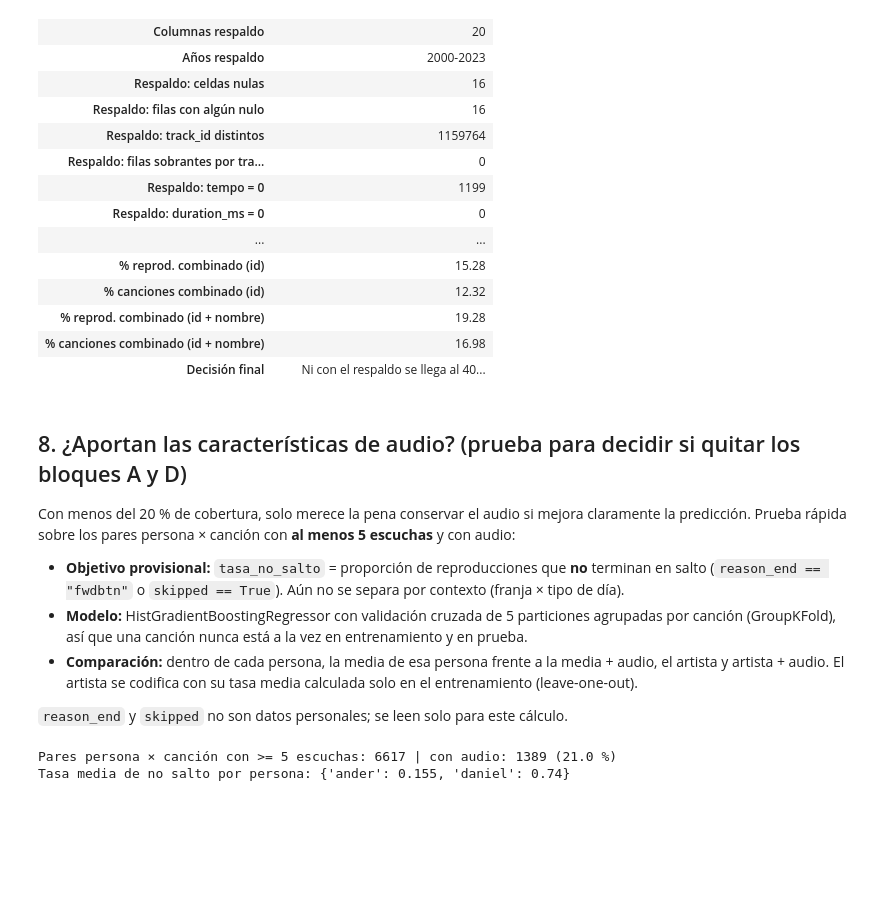
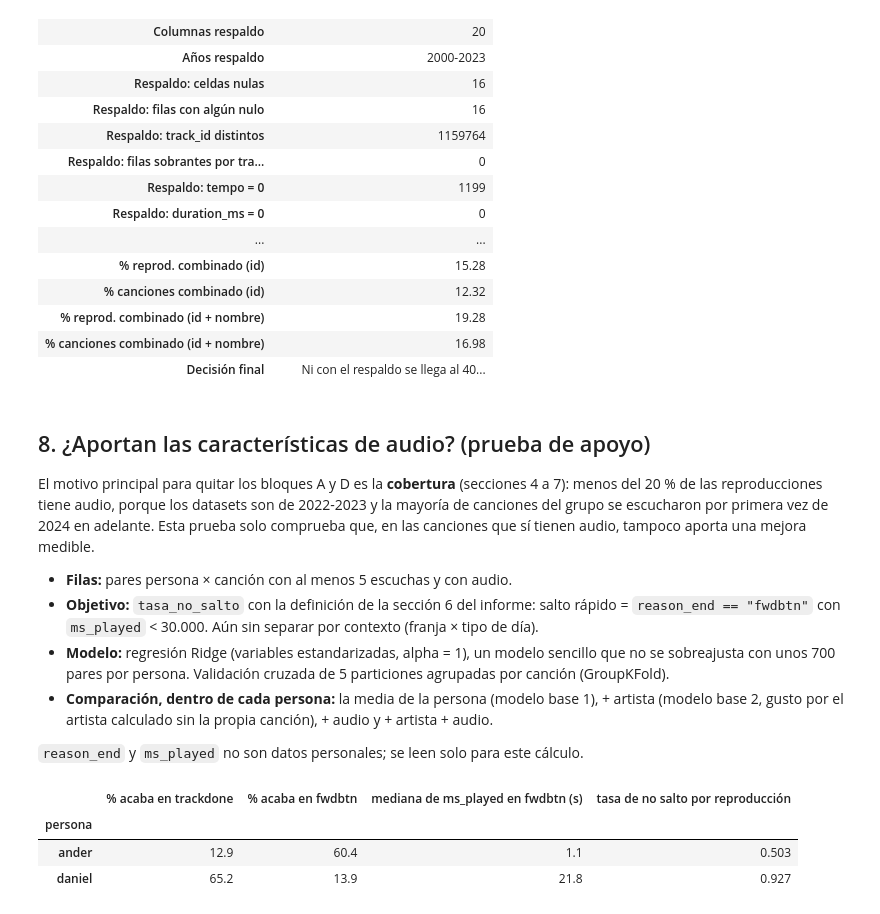
Before and after one commit to daaniel53254/proyecto-Ebaluacion1, a Jupyter notebook: notebooks/01_revision_datos.ipynb, the cells around one changed output. Cells and saved outputs as stored; diff of their text form; code cells hidden in the pictures; blank space fills up the shorter version.

```diff
--- a/notebooks/01_revision_datos.ipynb
+++ b/notebooks/01_revision_datos.ipynb
@@ -674,59 +674,52 @@ Decisión final: Ni con el respaldo se llega al 40 %. Las características de au
 | % canciones combinado (id + nombre) | 16.98 |
 | Decisión final | Ni con el respaldo se llega al 40... |
 # %% [markdown]
-## 8. ¿Aportan las características de audio? (prueba para decidir si quitar los bloques A y D)
+## 8. ¿Aportan las características de audio? (prueba de apoyo)
 
-Con menos del 20 % de cobertura, solo merece la pena conservar el audio si mejora claramente la predicción. Prueba rápida sobre los pares persona × canción con **al menos 5 escuchas** y con audio:
+El motivo principal para quitar los bloques A y D es la **cobertura** (secciones 4 a 7): menos del 20 % de las reproducciones tiene audio, porque los datasets son de 2022-2023 y la mayoría de canciones del grupo se escucharon por primera vez de 2024 en adelante. Esta prueba solo comprueba que, en las canciones que sí tienen audio, tampoco aporta una mejora medible.
 
-- **Objetivo provisional:** `tasa_no_salto` = proporción de reproducciones que **no** terminan en salto (`reason_end == "fwdbtn"` o `skipped == True`). Aún no se separa por contexto (franja × tipo de día).
-- **Modelo:** HistGradientBoostingRegressor con validación cruzada de 5 particiones agrupadas por canción (GroupKFold), así que una canción nunca está a la vez en entrenamiento y en prueba.
-- **Comparación:** dentro de cada persona, la media de esa persona frente a la media + audio, el artista y artista + audio. El artista se codifica con su tasa media calculada solo en el entrenamiento (leave-one-out).
+- **Filas:** pares persona × canción con al menos 5 escuchas y con audio.
+- **Objetivo:** `tasa_no_salto` con la definición de la sección 6 del informe: salto rápido = `reason_end == "fwdbtn"` con `ms_played` < 30.000. Aún sin separar por contexto (franja × tipo de día).
+- **Modelo:** regresión Ridge (variables estandarizadas, alpha = 1), un modelo sencillo que no se sobreajusta con unos 700 pares por persona. Validación cruzada de 5 particiones agrupadas por canción (GroupKFold).
+- **Comparación, dentro de cada persona:** la media de la persona (modelo base 1), + artista (modelo base 2, gusto por el artista calculado sin la propia canción), + audio y + artista + audio.
 
-`reason_end` y `skipped` no son datos personales; se leen solo para este cálculo.
+`reason_end` y `ms_played` no son datos personales; se leen solo para este cálculo.
 # %%
 from sklearn.model_selection import GroupKFold
-from sklearn.ensemble import HistGradientBoostingRegressor
+from sklearn.linear_model import Ridge
+from sklearn.pipeline import make_pipeline
+from sklearn.preprocessing import StandardScaler
 from sklearn.metrics import r2_score, mean_absolute_error
 import numpy as np
 
 # Se vuelven a leer solo los campos necesarios para el objetivo
 def leer_saltos(carpeta, persona):
-    campos = ["spotify_track_uri", "reason_end", "skipped"]
+    campos = ["spotify_track_uri", "reason_end", "ms_played"]
     filas = []
     for f in sorted(glob.glob(str(carpeta / "**" / "Streaming_History_Audio_*.json"), recursive=True)
                     + glob.glob(str(carpeta / "**" / "endsong_*.json"), recursive=True)):
         with open(f, encoding="utf-8") as fh:
             filas += [{k: r.get(k) for k in campos} for r in json.load(fh) if r.get("spotify_track_uri")]
     d = pd.DataFrame(filas)
-    return pd.Series(~((d["reason_end"] == "fwdbtn") | (d["skipped"] == True)).to_numpy(), name="no_salto")
+    d["persona"] = persona
+    return d
 
-hist["no_salto"] = pd.concat([leer_saltos(c, p) for p, c in HISTORIALES.items()], ignore_index=True).to_numpy()
+saltos = pd.concat([leer_saltos(c, p) for p, c in HISTORIALES.items()], ignore_index=True)
+saltos["salto_rapido"] = (saltos["reason_end"] == "fwdbtn") & (pd.to_numeric(saltos["ms_played"]) < 30_000)
+hist["no_salto"] = (~saltos["salto_rapido"]).to_numpy()
 
-FEATS = ["danceability", "energy", "key", "loudness", "mode", "speechiness", "acousticness",
-         "instrumentalness", "liveness", "valence", "tempo", "time_signature", "duration_ms"]
-
-def clave_kaggle(d):  # primer artista, como en el historial
-    return d["track_name"].map(normalizar) + " || " + d["artists"].fillna("").str.split(";").str[0].map(normalizar)
-
-k_id = kaggle.drop_duplicates("track_id").set_index("track_id")[FEATS]
-r_id = resp.drop_duplicates("track_id").set_index("track_id")[FEATS]
-k_nm = kaggle.assign(c=clave_kaggle).drop_duplicates("c").set_index("c")[FEATS]
-r_nm = resp.assign(c=resp["track_name"].map(normalizar) + " || " + resp["artist_name"].map(normalizar)).drop_duplicates("c").set_index("c")[FEATS]
-audio_id = pd.concat([k_id, r_id[~r_id.index.isin(k_id.index)]])
-audio_nm = pd.concat([k_nm, r_nm[~r_nm.index.isin(k_nm.index)]])
-
-pares = hist.groupby(["persona", "track_id"]).agg(
-    n=("no_salto", "size"), tasa=("no_salto", "mean"),
-    artista=("master_metadata_album_artist_name", "first"), clave=("clave_nombre", "first")).reset_index()
-au = audio_id.reindex(pares["track_id"]).reset_index(drop=True)
-au = au.fillna(audio_nm.reindex(pares["clave"]).reset_index(drop=True))
-pares[FEATS] = au.to_numpy()
-pares["tiene_audio"] = pares["energy"].notna()
-
-p5 = pares[pares["n"] >= 5]
-print(f"Pares persona × canción con >= 5 escuchas: {len(p5)} | con audio: {int(p5['tiene_audio'].sum())} ({p5['tiene_audio'].mean()*100:.1f} %)")
-print("Tasa media de no salto por persona:", p5.groupby("persona")["tasa"].mean().round(3).to_dict())
+# Hábitos de cada persona: explican por qué sus tasas están en escalas distintas
+fw = saltos[saltos["reason_end"] == "fwdbtn"]
+habitos = pd.DataFrame({
+    "% acaba en trackdone": saltos.groupby("persona")["reason_end"].apply(lambda s: round((s == "trackdone").mean() * 100, 1)),
+    "% acaba en fwdbtn": saltos.groupby("persona")["reason_end"].apply(lambda s: round((s == "fwdbtn").mean() * 100, 1)),
+    "mediana de ms_played en fwdbtn (s)": (fw.groupby("persona")["ms_played"].median() / 1000).round(1),
+    "tasa de no salto por reproducción": hist.groupby("persona")["no_salto"].mean().round(3),
+})
+habitos
 # %% [output]
-Pares persona × canción con >= 5 escuchas: 6617 | con audio: 1389 (21.0 %)
-Tasa media de no salto por persona: {'ander': 0.155, 'daniel': 0.74}
+|  | % acaba en trackdone | % acaba en fwdbtn | mediana de ms_played en fwdbtn (s) | tasa de no salto por reproducción |
+| persona |  |  |  |  |
+| ander | 12.9 | 60.4 | 1.1 | 0.503 |
+| daniel | 65.2 | 13.9 | 21.8 | 0.927 |
 # %%
```
Also changed, not shown: parts of 7 cells of this notebook.
